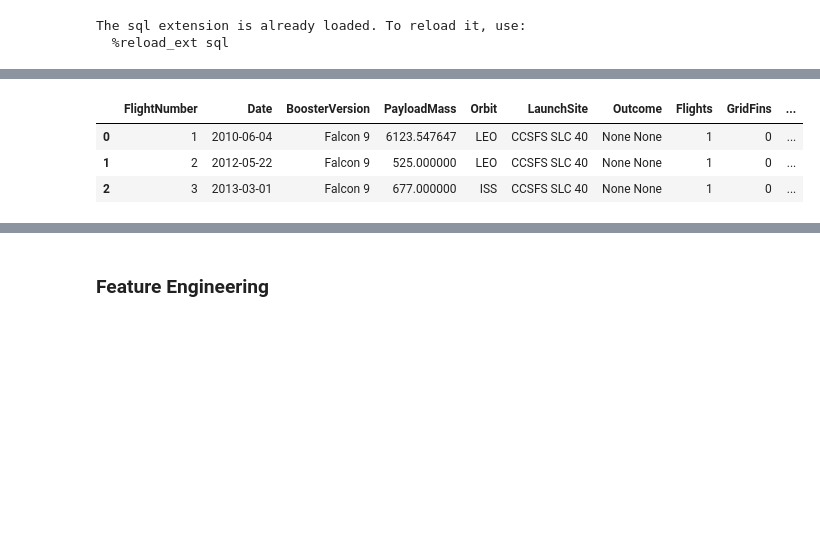
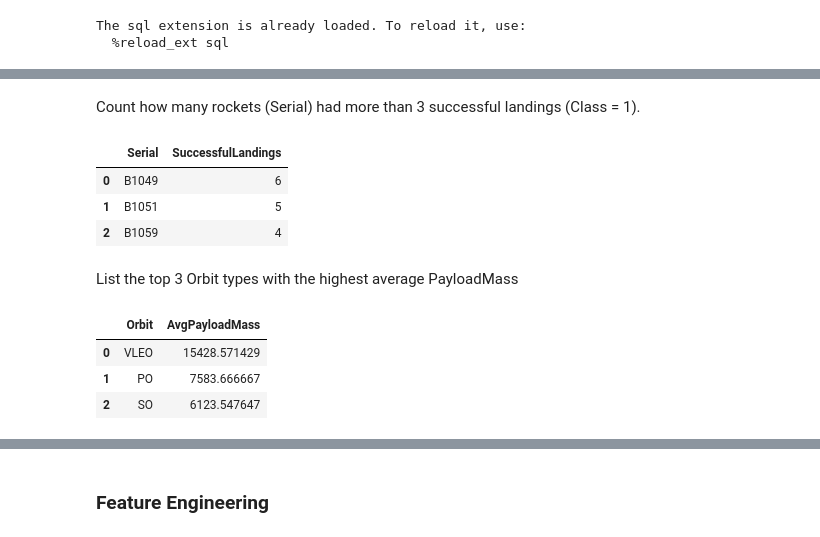
Before and after one commit to ClaudioChavarria/Rocket-Landing-Success-ML, a Jupyter notebook: 03-eda_and_feature_engineering/03-eda-and-feature-engineering.ipynb, the cells around one changed output, grey strips where cells are left out. Drawn from its saved outputs; the diff is of its cells as text; code cells hidden in the pictures; blank space fills up the shorter version.

```diff
--- a/03-eda_and_feature_engineering/03-eda-and-feature-engineering.ipynb
+++ b/03-eda_and_feature_engineering/03-eda-and-feature-engineering.ipynb
@@ -205,9 +251,28 @@ The sql extension is already loaded. To reload it, use:
+# %% [markdown]
+Count how many rockets (Serial) had more than 3 successful landings (Class = 1).
+# %%
+%%sql
+SELECT Serial, COUNT(*) AS SuccessfulLandings
+FROM SPACEX_LANDING
+WHERE Class = 1
+GROUP BY Serial
+HAVING COUNT(*) > 3;
+# %% [output]
+|  | Serial | SuccessfulLandings |
+| 0 | B1049 | 6 |
+| 1 | B1051 | 5 |
+| 2 | B1059 | 4 |
+# %% [markdown]
+List the top 3 Orbit types with the highest average PayloadMass
 # %%
 %%sql
-SELECT * FROM SPACEX_LANDING LIMIT 3
-;
+SELECT Orbit, AVG(PayloadMass) AS AvgPayloadMass
+FROM SPACEX_LANDING
+GROUP BY Orbit
+ORDER BY AvgPayloadMass DESC
+LIMIT 3;
 # %% [output]
-|  | FlightNumber | Date | BoosterVersion | PayloadMass | Orbit | LaunchSite | Outcome | Flights | GridFins | ... |
-| 0 | 1 | 2010-06-04 | Falcon 9 | 6123.547647 | LEO | CCSFS SLC 40 | None None | 1 | 0 | ... |
-| 1 | 2 | 2012-05-22 | Falcon 9 | 525.000000 | LEO | CCSFS SLC 40 | None None | 1 | 0 | ... |
-| 2 | 3 | 2013-03-01 | Falcon 9 | 677.000000 | ISS | CCSFS SLC 40 | None None | 1 | 0 | ... |
+|  | Orbit | AvgPayloadMass |
+| 0 | VLEO | 15428.571429 |
+| 1 | PO | 7583.666667 |
+| 2 | SO | 6123.547647 |
```
Also changed, not shown: parts of 9 cells of this notebook.
